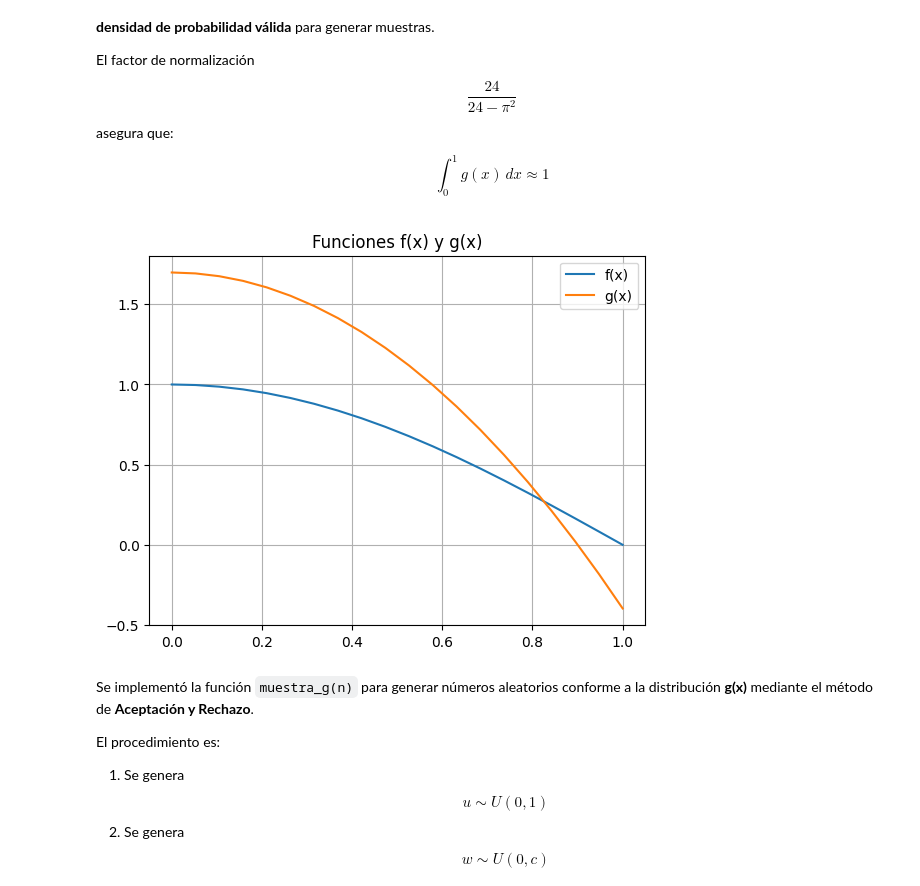
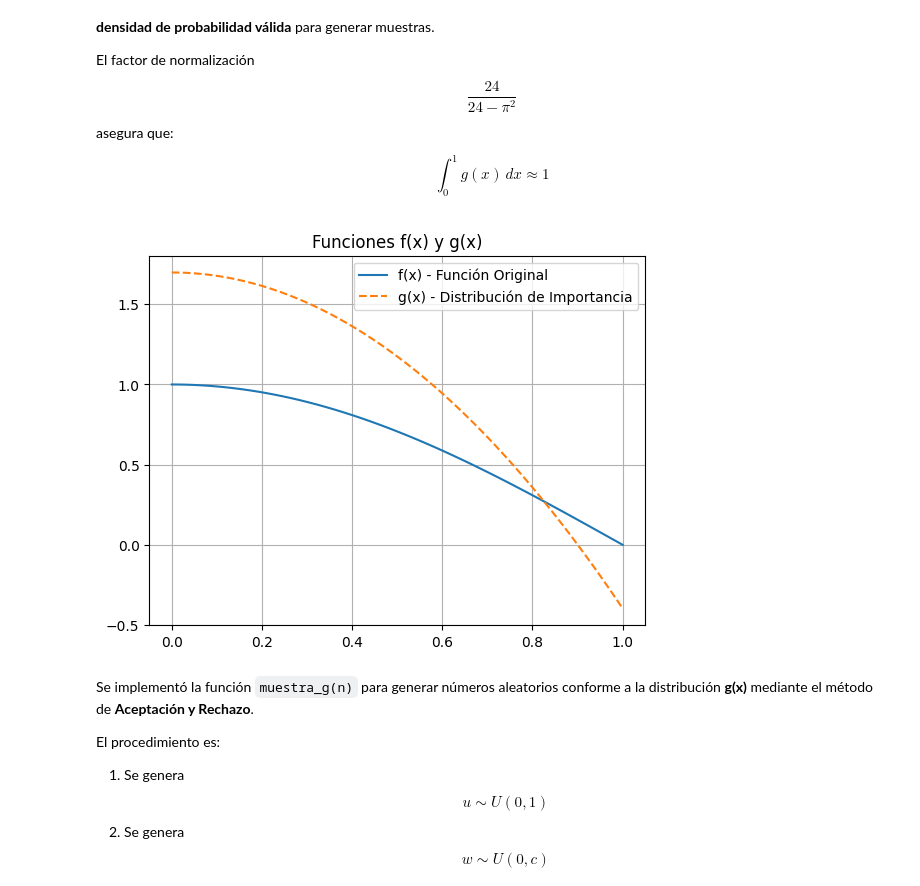
Before and after one commit to JazmineOrtizMarin/Simulaci-n-2, a Jupyter notebook: Muestreo_Importancia_Crudo.ipynb, the cells around one changed output. Drawn from its saved outputs; the diff is of its cells as text; code cells hidden in the pictures.

```diff
--- a/Muestreo_Importancia_Crudo.ipynb
+++ b/Muestreo_Importancia_Crudo.ipynb
@@ -63,14 +63,14 @@ def g(x):
   return g
 # %%
 plt.title("Funciones f(x) y g(x)")
-xx = np.linspace(0,1,20)
-plt.plot(xx,f(xx), label='f(x)')
-plt.plot(xx,g(xx), label='g(x)')
+xx = np.linspace(0,1,100)
+plt.plot(xx,f(xx), label='f(x) - Función Original')
+plt.plot(xx,g(xx), label='g(x) - Distribución de Importancia', linestyle='--')
 plt.legend()
 plt.grid()
 plt.show()
 # %% [output]
-[figure, old version]
+[figure, new version]
 # %% [markdown]
 Se implementó la función `muestra_g(n)` para generar números aleatorios
 conforme a la distribución **g(x)** mediante el método de **Aceptación y Rechazo**.
```
Also changed, not shown: parts of 10 cells of this notebook.
